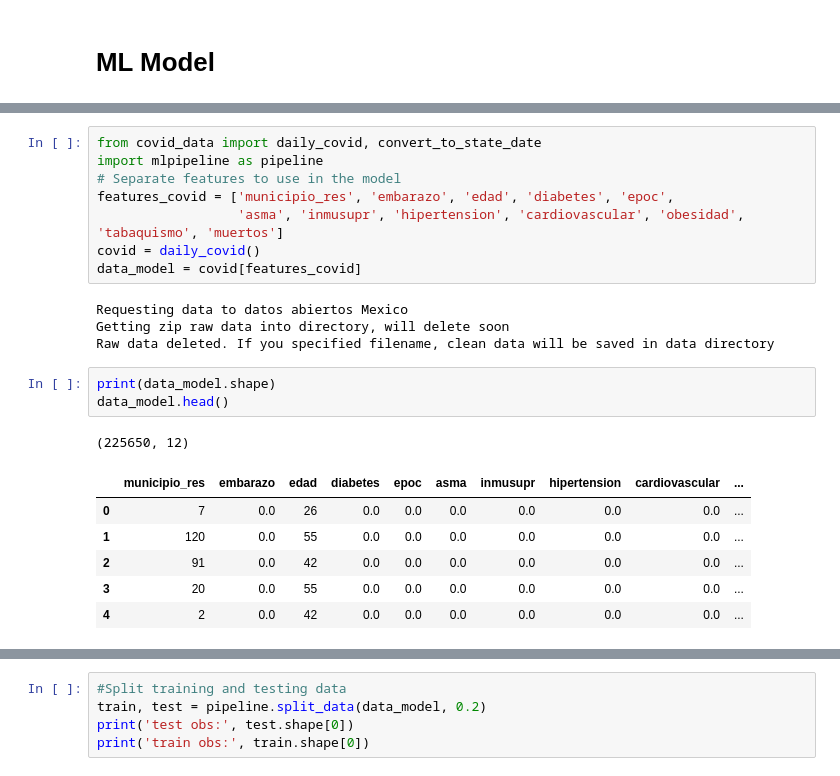
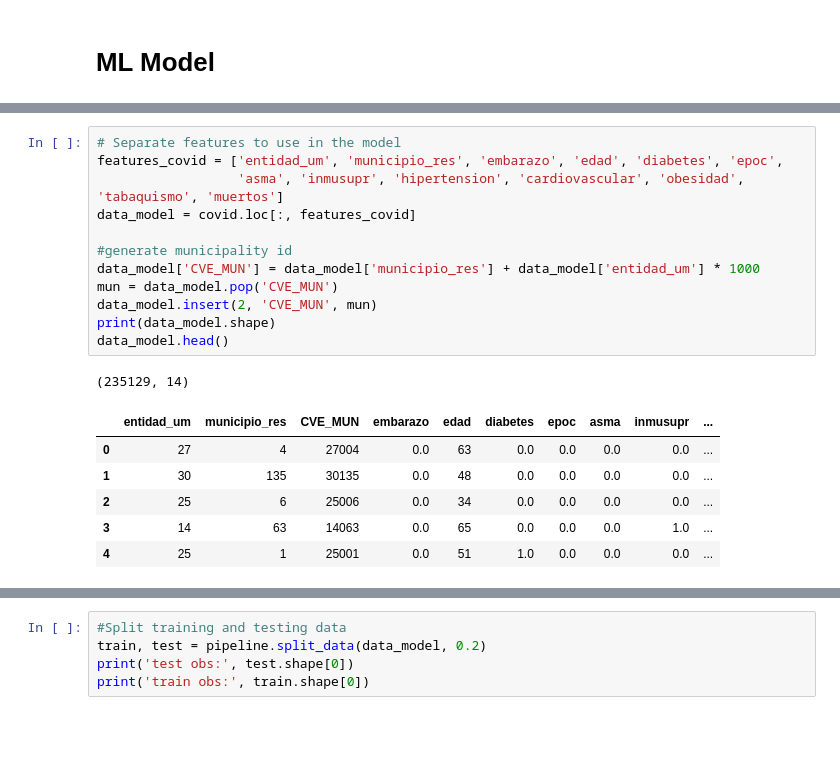
Before and after one commit to ml-project-2020/covid, a Jupyter notebook: ML models.ipynb, the cells around one changed output, grey strips where cells are left out. Cells and saved outputs as stored; diff of their text form; blank space fills up the shorter version.

Commit message:
datos a nivel municipal

```diff
--- a/ML models.ipynb
+++ b/ML models.ipynb
@@ -3,23 +14,20 @@
 # %%
-from covid_data import daily_covid, convert_to_state_date
-import mlpipeline as pipeline
 # Separate features to use in the model
-features_covid = ['municipio_res', 'embarazo', 'edad', 'diabetes', 'epoc',
+features_covid = ['entidad_um', 'municipio_res', 'embarazo', 'edad', 'diabetes', 'epoc',
                   'asma', 'inmusupr', 'hipertension', 'cardiovascular', 'obesidad', 'tabaquismo', 'muertos']
-covid = daily_covid()
-data_model = covid[features_covid]
+data_model = covid.loc[:, features_covid]
+
+#generate municipality id
+data_model['CVE_MUN'] = data_model['municipio_res'] + data_model['entidad_um'] * 1000
+mun = data_model.pop('CVE_MUN')
+data_model.insert(2, 'CVE_MUN', mun)
+print(data_model.shape)
+data_model.head()
 # %% [output]
-Requesting data to datos abiertos Mexico
-Getting zip raw data into directory, will delete soon
-Raw data deleted. If you specified filename, clean data will be saved in data directory
+(235129, 14)
+|  | entidad_um | municipio_res | CVE_MUN | embarazo | edad | diabetes | epoc | asma | inmusupr | ... |
+| 0 | 27 | 4 | 27004 | 0.0 | 63 | 0.0 | 0.0 | 0.0 | 0.0 | ... |
+| 1 | 30 | 135 | 30135 | 0.0 | 48 | 0.0 | 0.0 | 0.0 | 0.0 | ... |
+| 2 | 25 | 6 | 25006 | 0.0 | 34 | 0.0 | 0.0 | 0.0 | 0.0 | ... |
+| 3 | 14 | 63 | 14063 | 0.0 | 65 | 0.0 | 0.0 | 0.0 | 1.0 | ... |
+| 4 | 25 | 1 | 25001 | 0.0 | 51 | 1.0 | 0.0 | 0.0 | 0.0 | ... |
-# %%
-print(data_model.shape)
-data_model.head()
-# %% [output]
-(225650, 12)
-|  | municipio_res | embarazo | edad | diabetes | epoc | asma | inmusupr | hipertension | cardiovascular | ... |
-| 0 | 7 | 0.0 | 26 | 0.0 | 0.0 | 0.0 | 0.0 | 0.0 | 0.0 | ... |
-| 1 | 120 | 0.0 | 55 | 0.0 | 0.0 | 0.0 | 0.0 | 0.0 | 0.0 | ... |
-| 2 | 91 | 0.0 | 42 | 0.0 | 0.0 | 0.0 | 0.0 | 0.0 | 0.0 | ... |
-| 3 | 20 | 0.0 | 55 | 0.0 | 0.0 | 0.0 | 0.0 | 0.0 | 0.0 | ... |
-| 4 | 2 | 0.0 | 42 | 0.0 | 0.0 | 0.0 | 0.0 | 0.0 | 0.0 | ... |
```
Also changed, not shown: parts of 4 cells of this notebook, 2 other files.
